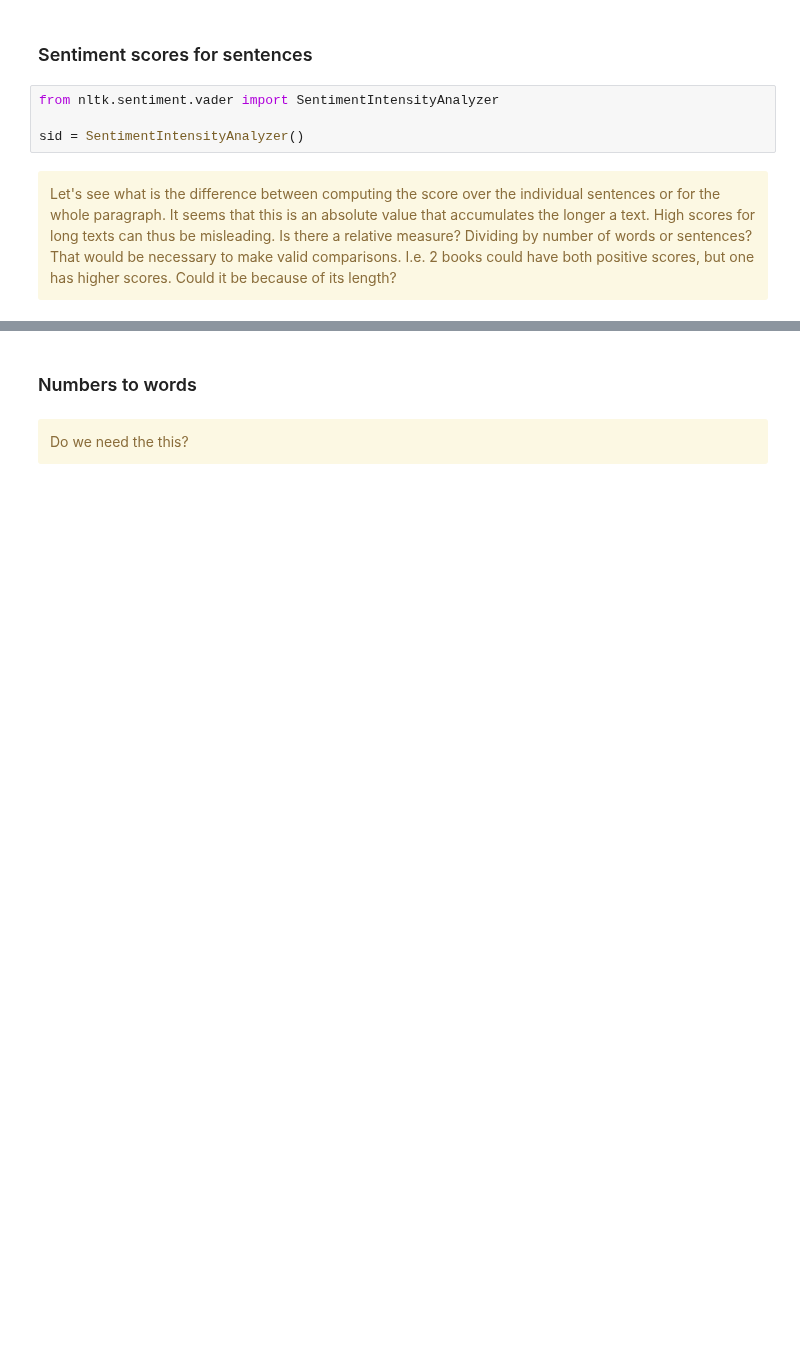
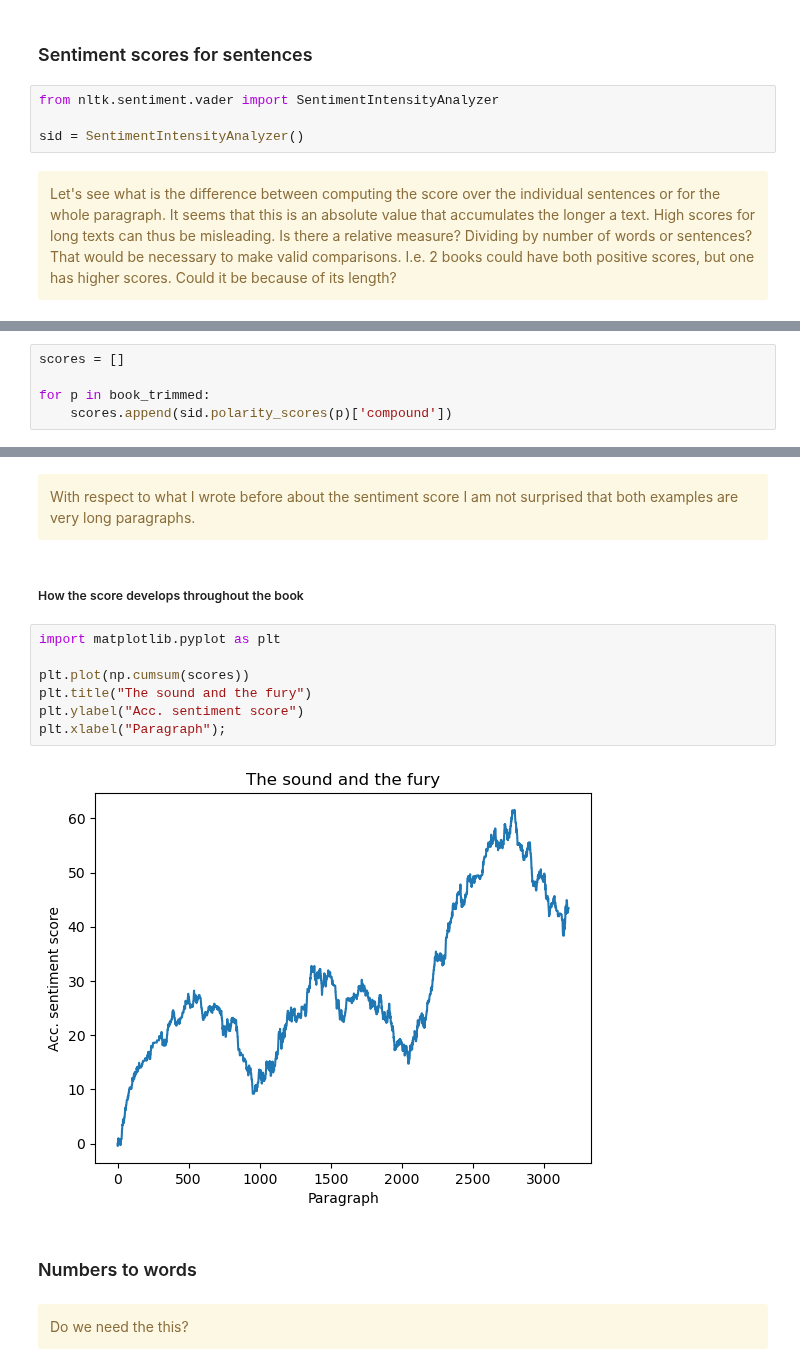
Before and after one commit to dominikpegler/computational-social-sciences, a Jupyter notebook: project/Process Text from Books.ipynb, the cells around one changed output, grey strips where cells are left out. Saved outputs shown, nothing was run; the diff lists cells and outputs as text; blank space fills up the shorter version.

Commit message:
added plot

```diff
--- a/project/Process Text from Books.ipynb
+++ b/project/Process Text from Books.ipynb
@@ -183,0 +188,5 @@ i held to the fence.
+# %%
+scores = []
+
+for p in book_trimmed:
+    scores.append(sid.polarity_scores(p)['compound'])
@@ -184,3 +225,16 @@ i held to the fence.
+# %% [markdown]
+<div class="alert alert-warning">With respect to what I wrote before about the sentiment score I am not surprised that both examples are very long paragraphs.</div>
+# %% [markdown]
+##### How the score develops throughout the book
+# %%
+import matplotlib.pyplot as plt
+
+plt.plot(np.cumsum(scores))
+plt.title("The sound and the fury")
+plt.ylabel("Acc. sentiment score")
+plt.xlabel("Paragraph");
+# %% [output]
+[figure, added]
 # %% [markdown]
 ### Numbers to words
 # %% [markdown]
```
Also changed, not shown: parts of 13 cells of this notebook.
